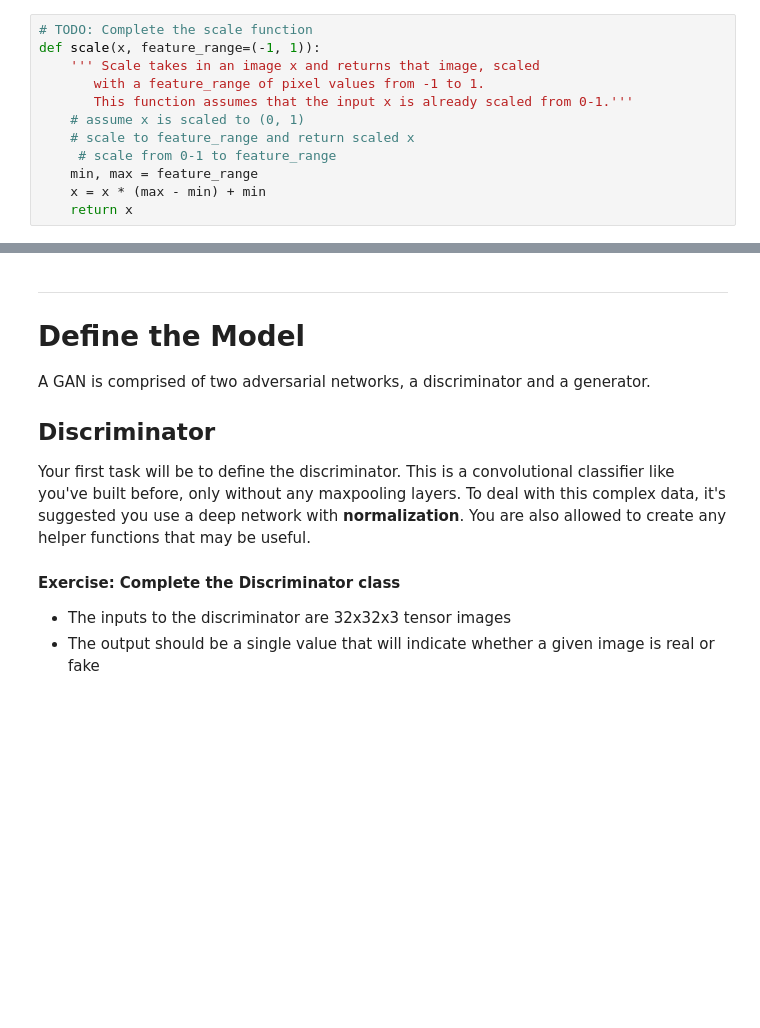
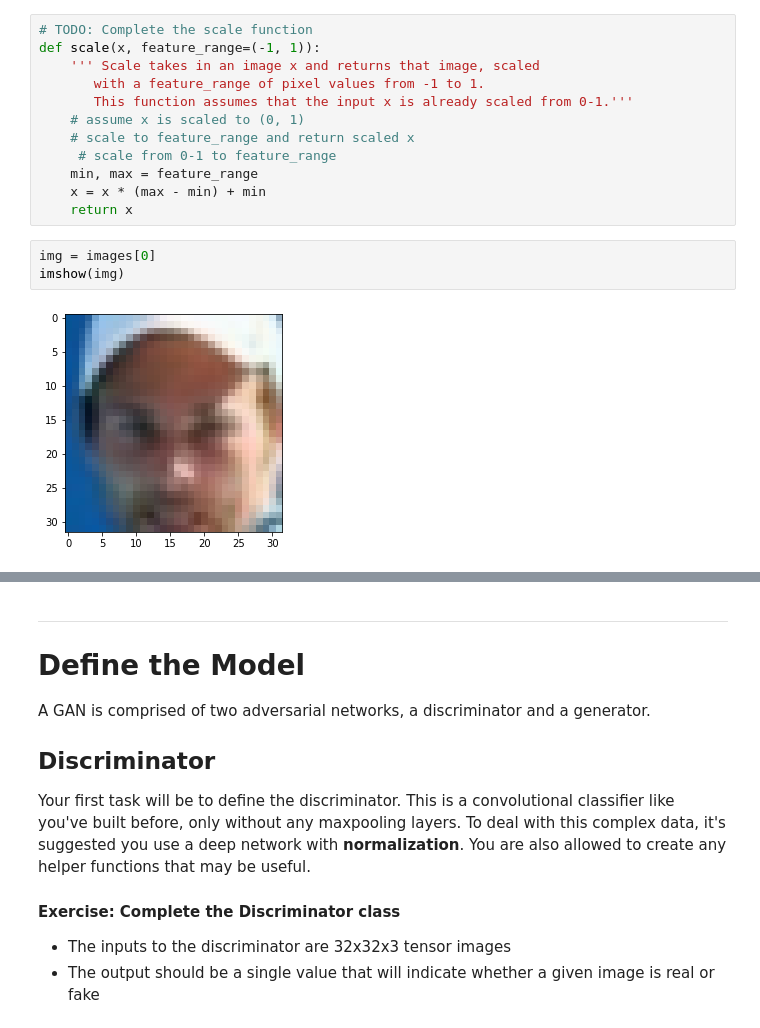
Before and after one commit to CR-AI-Repos/udacity_project_facegeneration, a Jupyter notebook: dlnd_face_generation.ipynb, the cells around one changed output, grey strips where cells are left out. Saved outputs shown, nothing was run; the diff lists cells and outputs as text; blank space fills up the shorter version.

```diff
--- a/dlnd_face_generation.ipynb
+++ b/dlnd_face_generation.ipynb
@@ -139,6 +139,11 @@ def scale(x, feature_range=(-1, 1)):
     min, max = feature_range
     x = x * (max - min) + min
     return x
+# %%
+img = images[0]
+imshow(img)
+# %% [output]
+[figure, added]
 # %%
 """
 DON'T MODIFY ANYTHING IN THIS CELL THAT IS BELOW THIS LINE
```
Also changed, not shown: parts of 3 cells of this notebook.
